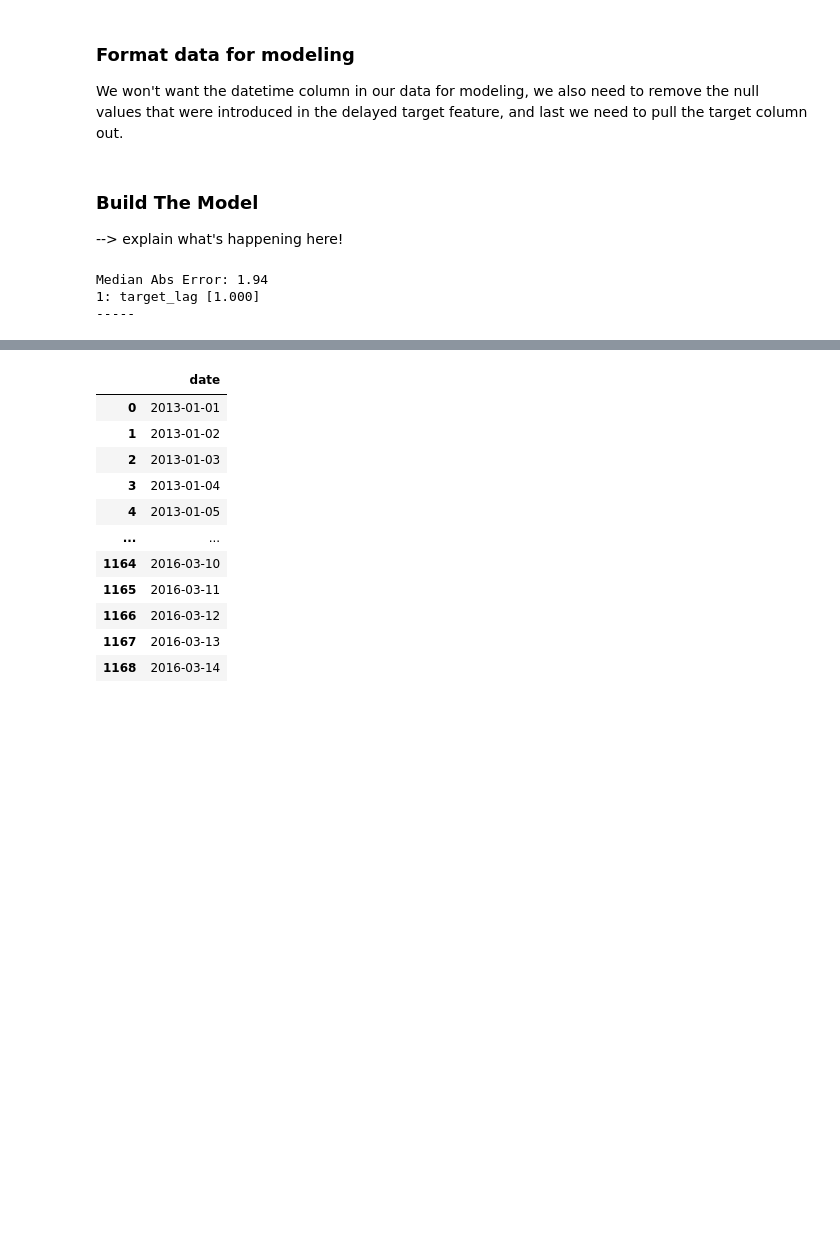
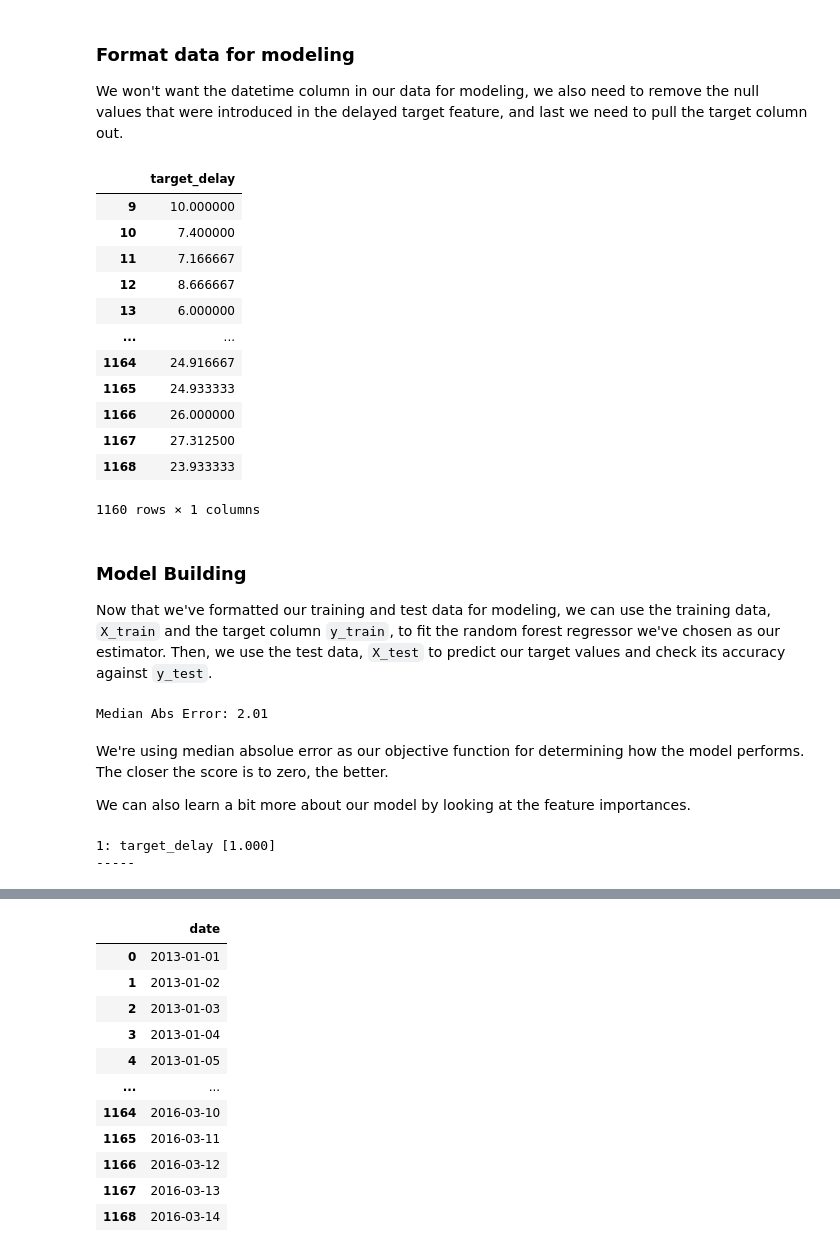
Before and after one commit to alteryx/open_source_demos, a Jupyter notebook: predict-daily-temperature/Temperature-Demo.ipynb, the cells around one changed output, grey strips where cells are left out. Drawn from its saved outputs; the diff is of its cells as text; code cells hidden in the pictures; blank space fills up the shorter version.

```diff
--- a/predict-daily-temperature/Temperature-Demo.ipynb
+++ b/predict-daily-temperature/Temperature-Demo.ipynb
@@ -165,28 +167,51 @@ We won't want the datetime column in our data for modeling, we also need to remo
 # %%
 # Get rid of the time index column for modeling
 baseline_training.drop(time_index, axis=1, inplace=True)
 baseline_test.drop(time_index, axis=1, inplace=True)
 
 # The lag feature introduces nans, so we remove those rows and pull out the target
 X_train = baseline_training.dropna()
 y_train = X_train.pop(target_col)
 
 X_test = baseline_test.dropna()
 y_test = X_test.pop(target_col)
+
+X_train
+# %% [output]
+|  | target_delay |
+| 9 | 10.000000 |
+| 10 | 7.400000 |
+| 11 | 7.166667 |
+| 12 | 8.666667 |
+| 13 | 6.000000 |
+| ... | ... |
+| 1164 | 24.916667 |
+| 1165 | 24.933333 |
+| 1166 | 26.000000 |
+| 1167 | 27.312500 |
+| 1168 | 23.933333 |
+1160 rows × 1 columns
 # %% [markdown]
-### Build The Model
---> explain what's happening here!
+### Model Building
+
+Now that we've formatted our training and test data for modeling, we can use the training data, `X_train` and the target column `y_train`, to fit the random forest regressor we've chosen as our estimator. Then, we use the test data, `X_test` to predict our target values and check its accuracy against `y_test`.
 # %%
 reg = RandomForestRegressor(n_estimators=100)
 reg.fit(X_train, y_train)
 
+# Check the accuracy of our model
 preds = reg.predict(X_test)
 scores = median_absolute_error(preds, y_test)
 print('Median Abs Error: {:.2f}'.format(scores))
-
-high_imp_feats = feature_importances(X_train, reg, feats=10)
 # %% [output]
-Median Abs Error: 1.94
-1: target_lag [1.000]
------
+Median Abs Error: 2.01
+# %% [markdown]
+We're using median absolue error as our objective function for determining how the model performs. The closer the score is to zero, the better.
+
+We can also learn a bit more about our model by looking at the feature importances.
+# %%
+high_imp_feats = feature_importances(X_train, reg, feats=10)
+# %% [output]
+1: target_delay [1.000]
+-----
 # %% [markdown]
```
Also changed, not shown: parts of 36 cells of this notebook.
